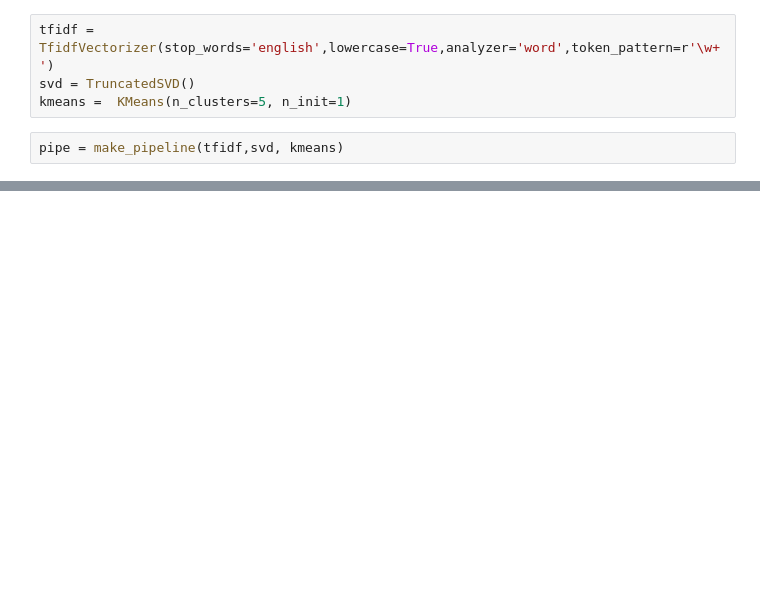
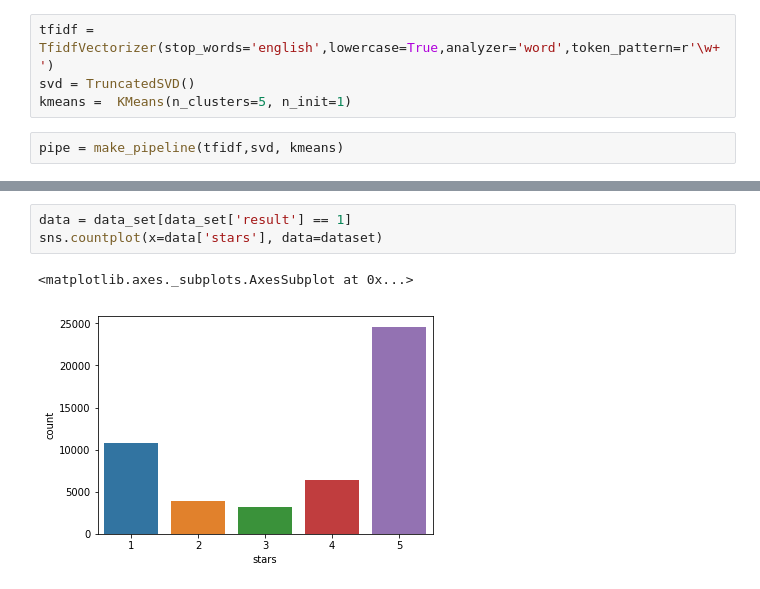
Before and after one commit to Aprendizado-de-Maquina-2018-2/trabalho3, a Jupyter notebook: Projeto 3 - Yelp Dataset.ipynb, the cells around one changed output, grey strips where cells are left out. Cells and saved outputs as stored; diff of their text form; blank space fills up the shorter version.

```diff
--- a/Projeto 3 - Yelp Dataset.ipynb
+++ b/Projeto 3 - Yelp Dataset.ipynb
@@ -260,0 +261,6 @@ labels, y_train
+# %%
+data = data_set[data_set['result'] == 1]
+sns.countplot(x=data['stars'], data=dataset)
+# %% [output]
+<matplotlib.axes._subplots.AxesSubplot at 0x...>
+[figure, added]
```
Also changed, not shown: parts of 20 cells of this notebook.
